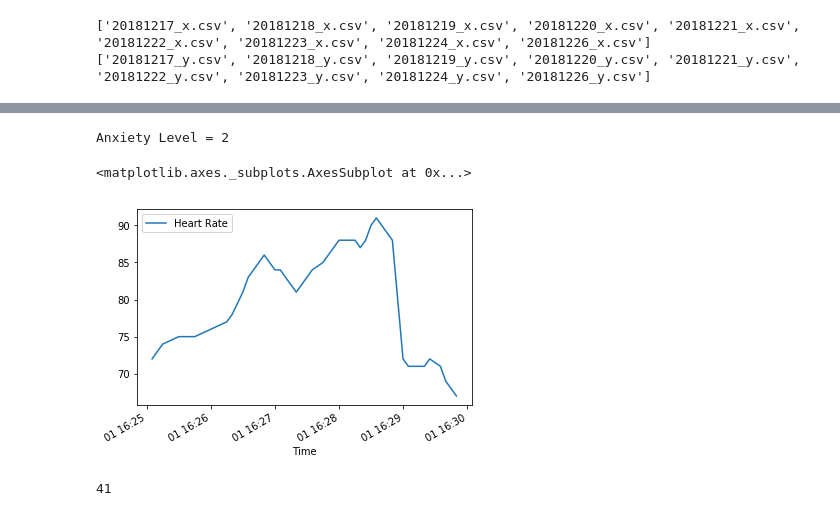
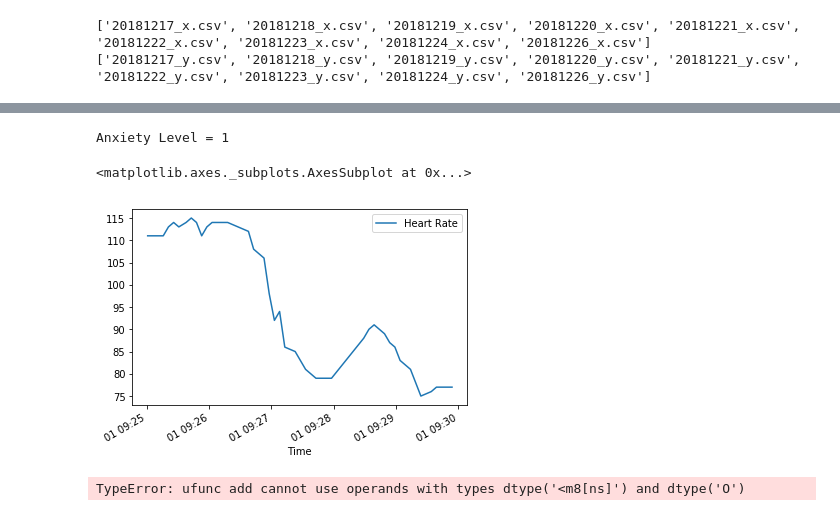
Before and after one commit to ubcmist/ML, a Jupyter notebook: Short_term_model/Short_term_notebook.ipynb, the cells around one changed output, grey strips where cells are left out. Cells and saved outputs as stored; diff of their text form; code cells hidden in the pictures.

```diff
--- a/Short_term_model/Short_term_notebook.ipynb
+++ b/Short_term_model/Short_term_notebook.ipynb
@@ -57,14 +57,15 @@ print(output_files_list)
 # %%
 for i in range(len(input_files_list)):
     # region reading data as dataframes.
-    input_file_address = os.path.join(Selected_fitbit_dir, input_files_list[0])
-    output_file_address = os.path.join(Selected_fitbit_dir, output_files_list[0])
+    input_file_address = os.path.join(Selected_fitbit_dir, input_files_list[2])
+    output_file_address = os.path.join(Selected_fitbit_dir, output_files_list[2])
     if (input_file_address[:-6] != output_file_address[:-6]):
         raise("Wrong pair of csv data files selected")
 
     df_x = pd.read_csv(input_file_address)
     df_y = pd.read_csv(output_file_address)
-    df_y = df_y[df_y.Anxiety_Level.isnull() == False] #removing the empty rows (rows without Anxiety_Level label)
+    # removing the empty rows (rows without Anxiety_Level label) and resetting the index of rows
+    df_y = df_y[df_y.Anxiety_Level.isnull() == False].reset_index(drop = True)
     # endregion reading data as dataframes.
 
     # region Parsing Time
@@ -116,9 +117,9 @@ def GetSampledData(df_x, time_y, sample_time_range, sampling_period, sampling_me
 #region sampling hyper-parameters
 sampling_period = pd.to_timedelta(5, unit='s') #TODO not working yet
 print("sampling_period is: " + str(sampling_period))
-sample_time_range = pd.to_timedelta(1, unit='m')
+sample_time_range = pd.to_timedelta(5, unit='m')
 print("sample_time_range is: " + str(sample_time_range))
-sampling_method = 'uniform' # can be ['retrospective', 'uniform', 'prospective']
+sampling_method = 'retrospective' # can be ['retrospective', 'uniform', 'prospective']
 print("sampling method is: " + sampling_method + ". It can be [retrospective, uniform, prospective]")
 #endregion sampling hyper-parameters
 # %% [output]
@@ -128,17 +129,17 @@ sampling method is: uniform. It can be [retrospective, uniform, prospective]
 # %%
-df_y_index = 15
-sampling_method = 'retrospective'
-sample_time_range = pd.to_timedelta(1, unit='m')
+df_y_index = 1
 
 print("Anxiety Level = " + str(df_y.Anxiety_Level[df_y_index]))
 
 df_x_sampled = GetSampledData(df_x, df_y.Time[df_y_index], sample_time_range, sampling_period, sampling_method)
 df_x_sampled.plot(x='Time',y='Heart Rate')
 # %% [output]
-Anxiety Level = 2
+Anxiety Level = 1
 <matplotlib.axes._subplots.AxesSubplot at 0x...>
-[figure, old version]
+[figure, new version]
-# %%
-len(df_x_sampled)
-# %% [output]
-41
+# %%
+import scipy.signal
+
+resampled_df_x, new_t = scipy.signal.resample(list(df_x_sampled['Heart Rate']),20,list(df_x_sampled.Time))
+# %% [output]
+TypeError: ufunc add cannot use operands with types dtype('<m8[ns]') and dtype('O')
```
Also changed, not shown: parts of 6 cells of this notebook, 1 other file.
